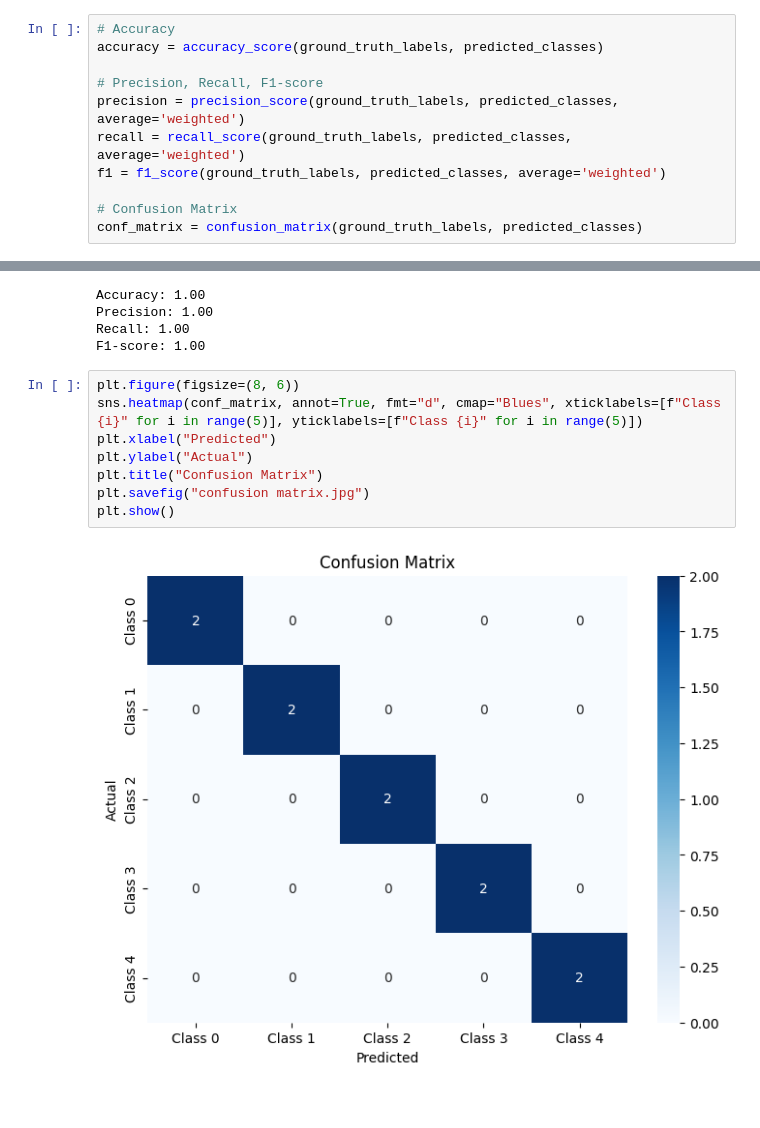
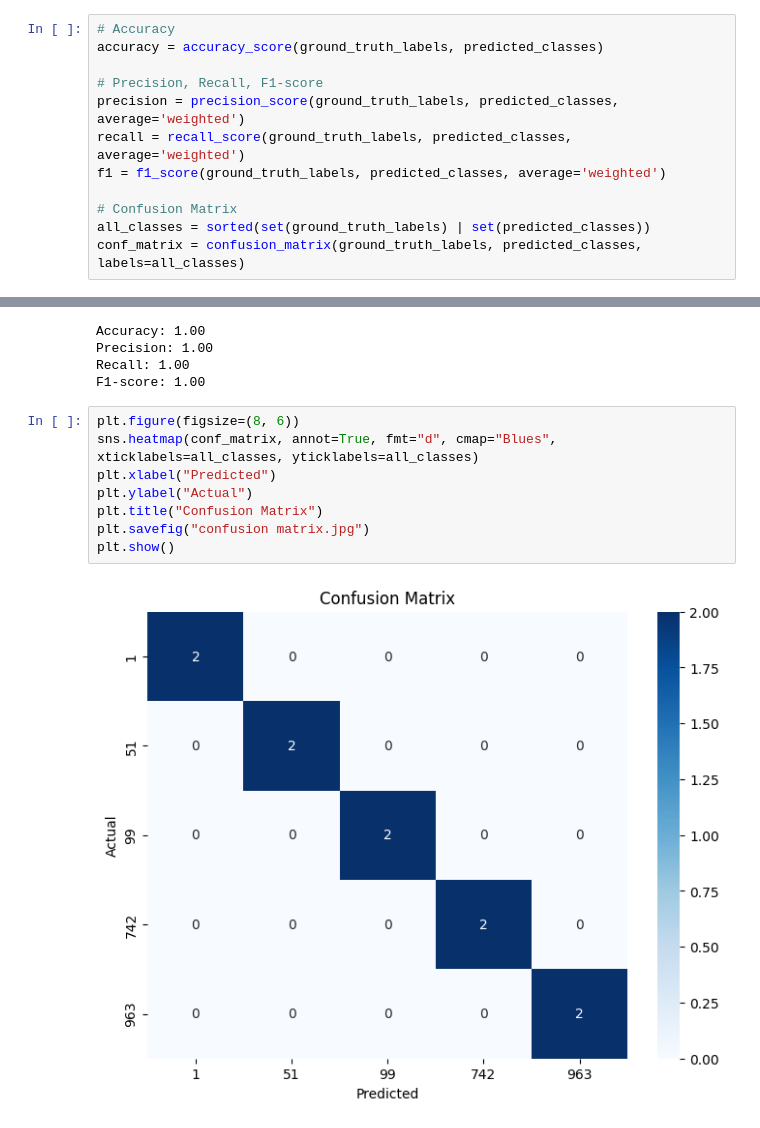
Before and after one commit to RajeevAtla/Computer-Vision, a Jupyter notebook: Project 1/ImageNet_ResNet50.ipynb, the cells around one changed output, grey strips where cells are left out. Drawn from its saved outputs; the diff is of its cells as text.

```diff
--- a/Project 1/ImageNet_ResNet50.ipynb
+++ b/Project 1/ImageNet_ResNet50.ipynb
@@ -93,7 +93,8 @@ recall = recall_score(ground_truth_labels, predicted_classes, average='weighted'
 f1 = f1_score(ground_truth_labels, predicted_classes, average='weighted')
 
 # Confusion Matrix
-conf_matrix = confusion_matrix(ground_truth_labels, predicted_classes)
+all_classes = sorted(set(ground_truth_labels) | set(predicted_classes))
+conf_matrix = confusion_matrix(ground_truth_labels, predicted_classes, labels=all_classes)
 # %%
 print(f"Accuracy: {accuracy:.2f}")
 print(f"Precision: {precision:.2f}")
@@ -106,11 +107,11 @@ Recall: 1.00
 F1-score: 1.00
 # %%
 plt.figure(figsize=(8, 6))
-sns.heatmap(conf_matrix, annot=True, fmt="d", cmap="Blues", xticklabels=[f"Class {i}" for i in range(5)], yticklabels=[f"Class {i}" for i in range(5)])
+sns.heatmap(conf_matrix, annot=True, fmt="d", cmap="Blues", xticklabels=all_classes, yticklabels=all_classes)
 plt.xlabel("Predicted")
 plt.ylabel("Actual")
 plt.title("Confusion Matrix")
 plt.savefig("confusion matrix.jpg")
 plt.show()
 # %% [output]
-[figure, old version]
+[figure, new version]
```
Also changed, not shown: 3 other files.
